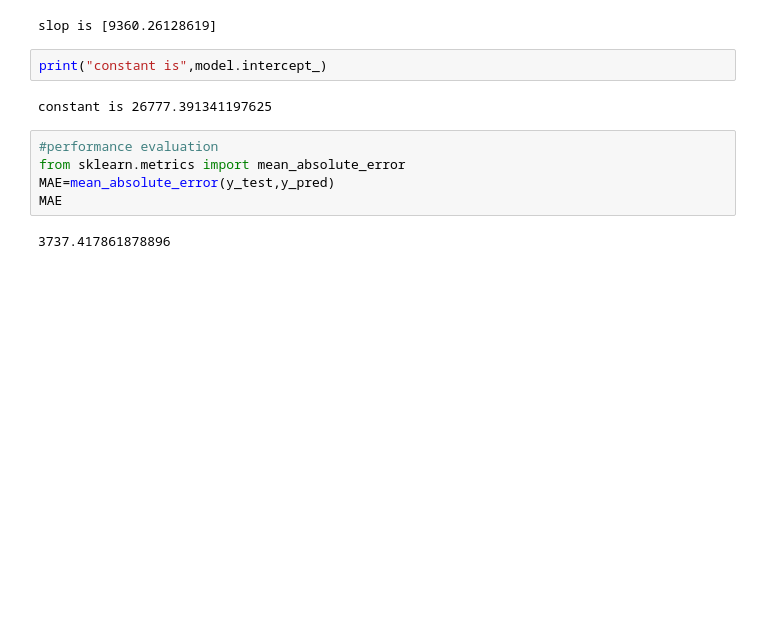
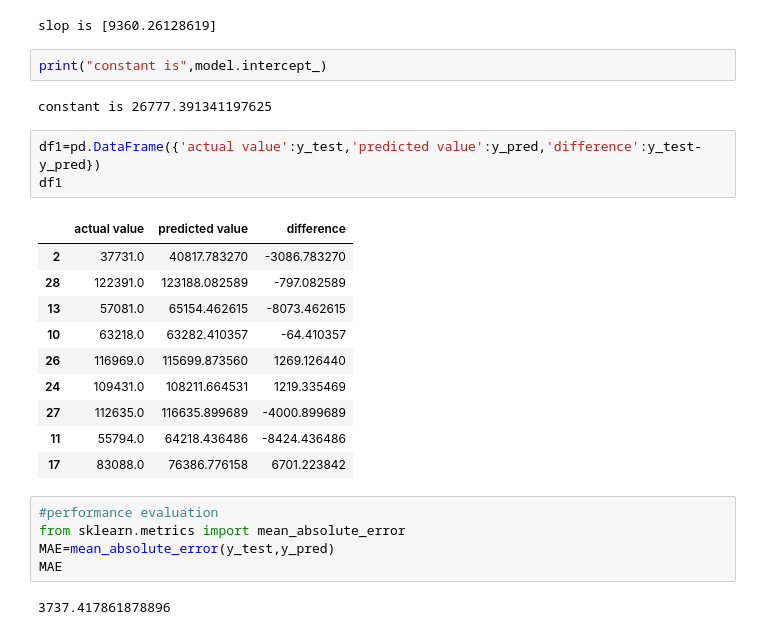
Before and after one commit to shyama0578/machine_learning, a Jupyter notebook: regression/salary.ipynb, the cells around one changed output. Saved outputs shown, nothing was run; the diff lists cells and outputs as text; blank space fills up the shorter version.

```diff
--- a/regression/salary.ipynb
+++ b/regression/salary.ipynb
@@ -211,6 +211,20 @@ slop is [9360.26128619]
 print("constant is",model.intercept_)
 # %% [output]
 constant is 26777.391341197625
+# %%
+df1=pd.DataFrame({'actual value':y_test,'predicted value':y_pred,'difference':y_test-y_pred})
+df1
+# %% [output]
+|  | actual value | predicted value | difference |
+| 2 | 37731.0 | 40817.783270 | -3086.783270 |
+| 28 | 122391.0 | 123188.082589 | -797.082589 |
+| 13 | 57081.0 | 65154.462615 | -8073.462615 |
+| 10 | 63218.0 | 63282.410357 | -64.410357 |
+| 26 | 116969.0 | 115699.873560 | 1269.126440 |
+| 24 | 109431.0 | 108211.664531 | 1219.335469 |
+| 27 | 112635.0 | 116635.899689 | -4000.899689 |
+| 11 | 55794.0 | 64218.436486 | -8424.436486 |
+| 17 | 83088.0 | 76386.776158 | 6701.223842 |
 # %%
 #performance evaluation
 from sklearn.metrics import mean_absolute_error
```
Also changed, not shown: 10 other files.
